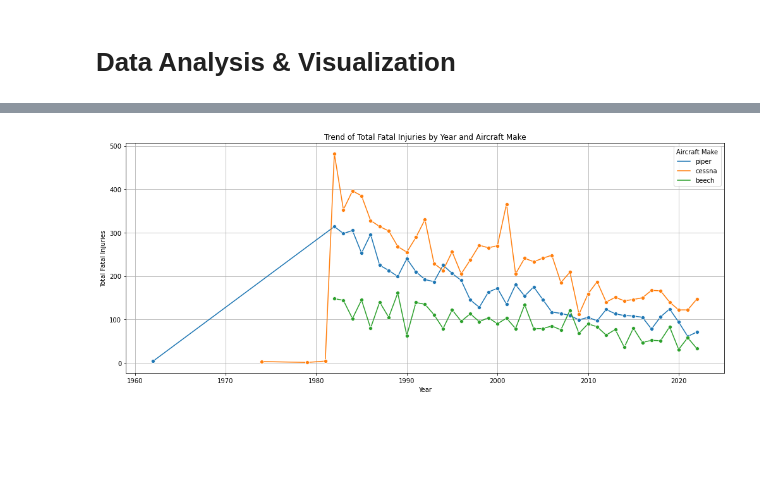
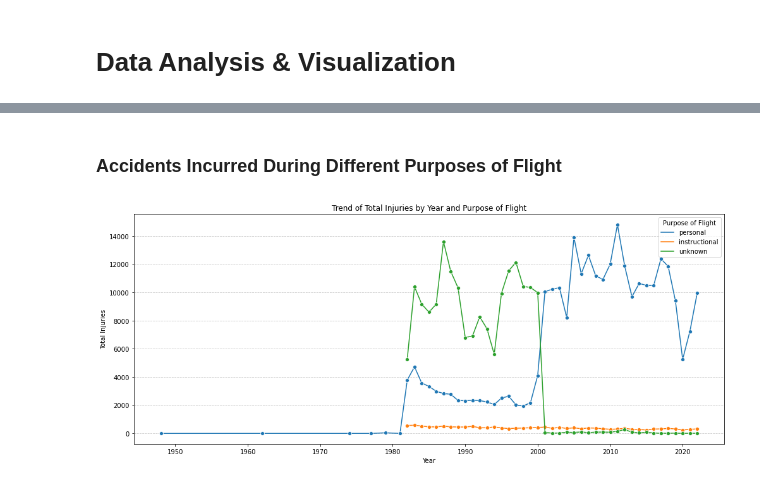
Before and after one commit to Murugi001/Phase-1-project, a Jupyter notebook: student.ipynb, the cells around one changed output, grey strips where cells are left out. Cells and saved outputs as stored; diff of their text form; code cells hidden in the pictures; blank space fills up the shorter version.

```diff
--- a/student.ipynb
+++ b/student.ipynb
@@ -342,24 +327,31 @@ nested_mode.head(10)
+# %% [markdown]
+### Accidents Incurred During Different Purposes of Flight
 # %%
-# Convert Event.Date to datetime and extract year
+# Plotting the top 3 aircraft purpose of flight with the most Total  injuries
+
+# Convert Event.Date to datetime and extract Year
 df['Event.Date'] = pd.to_datetime(df['Event.Date'], errors='coerce')
 df['Year'] = df['Event.Date'].dt.year
 
-# Group by Year and Make, summing the total fatal injuries
-injury_trend = df.groupby(['Year', 'Make'])['Total.Fatal.Injuries'].sum().reset_index()
+# Correct column name (remove trailing space)
+df.rename(columns={'Purpose.of.flight ': 'Purpose.of.flight'}, inplace=True)
 
-# Filter for top 5 most frequent makes (optional for clearer plotting)
-top_makes = df['Make'].value_counts().nlargest(3).index
-injury_trend = injury_trend[injury_trend['Make'].isin(top_makes)]
+# Group by Year and Purpose of flight, summing the total injuries
+injury_trend = df.groupby(['Year', 'Purpose.of.flight'])['TotalInjuries'].sum().reset_index()
+
+# Filter for top 3 most frequent purposes of flight
+top_purposes = df['Purpose.of.flight'].value_counts().nlargest(3).index
+injury_trend = injury_trend[injury_trend['Purpose.of.flight'].isin(top_purposes)]
 
 # Plot the trend
 plt.figure(figsize=(14, 6))
-sns.lineplot(data=injury_trend, x='Year', y='Total.Fatal.Injuries', hue='Make', marker='o')
-plt.title('Trend of Total Fatal Injuries by Year and Aircraft Make')
+sns.lineplot(data=injury_trend, x='Year', y='TotalInjuries', hue='Purpose.of.flight', marker='o')
+plt.title('Trend of Total Injuries by Year and Purpose of Flight')
 plt.xlabel('Year')
-plt.ylabel('Total Fatal Injuries')
-plt.legend(title='Aircraft Make')
-plt.grid(True)
+plt.ylabel('Total Injuries')
+plt.legend(title='Purpose of Flight')
+plt.grid(axis='y', linestyle='--', alpha=0.7)
 plt.tight_layout()
 plt.show()
 # %% [output]
-[figure, old version]
+[figure, new version]
```
Also changed, not shown: parts of 34 cells of this notebook, 2 other files.
